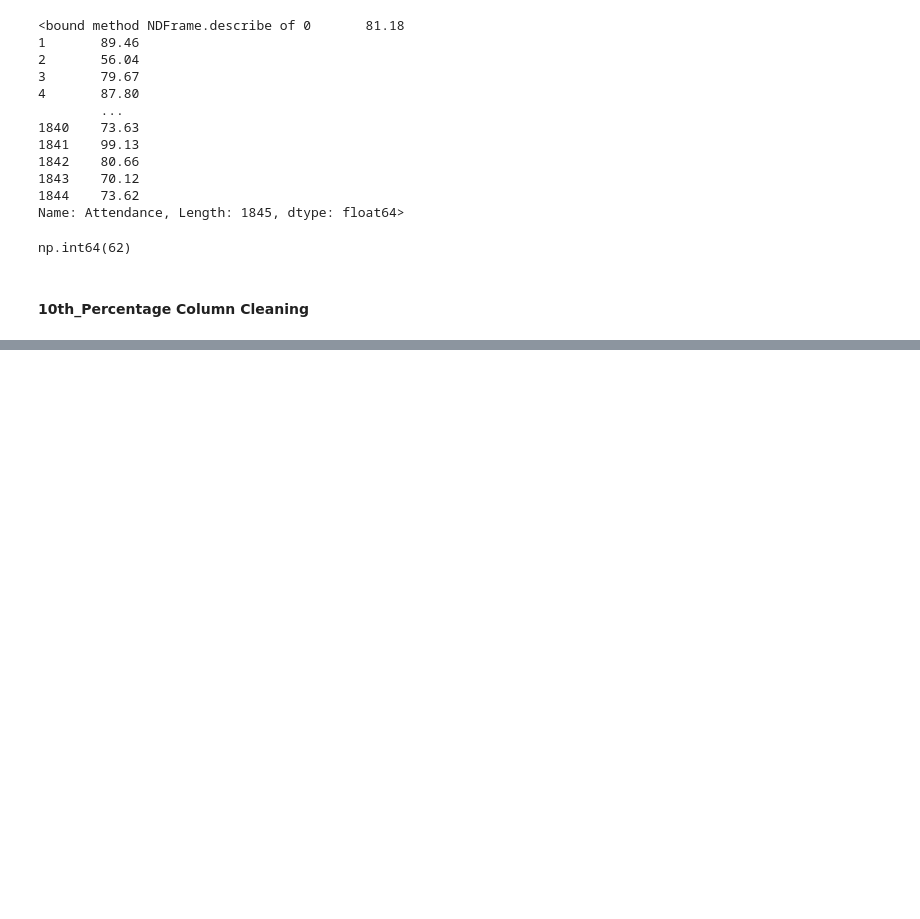
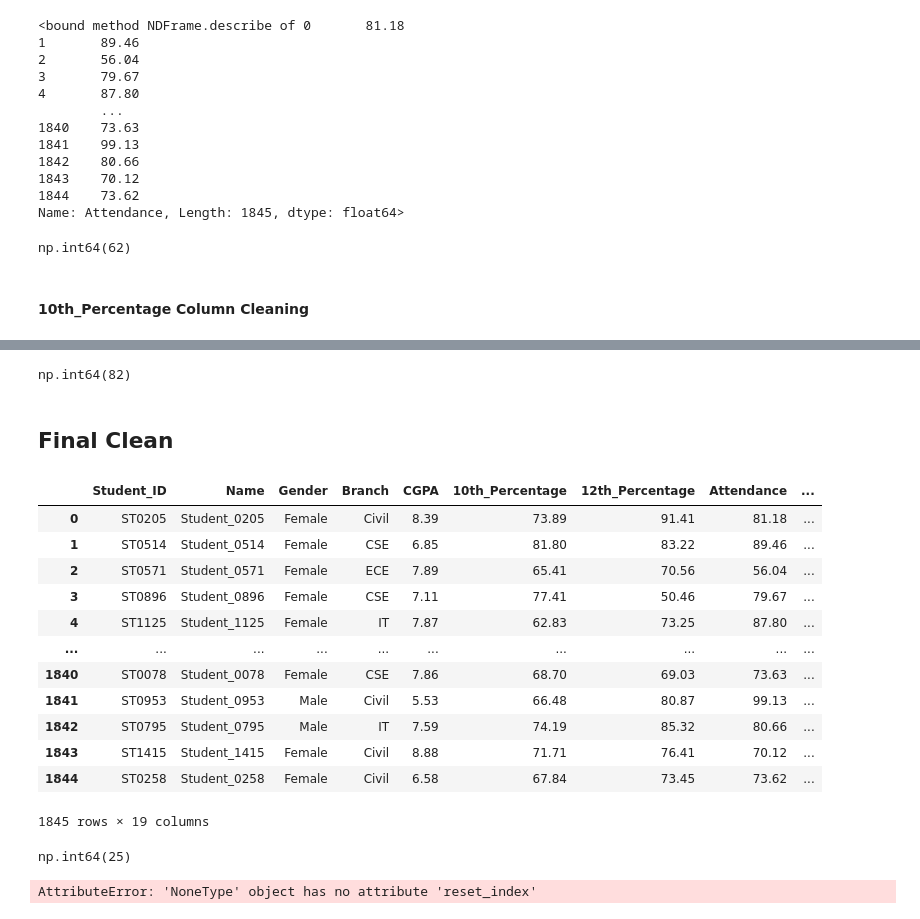
Before and after one commit to Dev-darshan24/Student-Placement-Analytics-, a Jupyter notebook: 2_Data_Cleaning.ipynb, the cells around one changed output, grey strips where cells are left out. Cells and saved outputs as stored; diff of their text form; code cells hidden in the pictures; blank space fills up the shorter version.

```diff
--- a/2_Data_Cleaning.ipynb
+++ b/2_Data_Cleaning.ipynb
@@ -305,0 +325,2 @@ np.int64(62)
+# %%
+df.loc[df['10th_Percentage']>100, '10th_Percentage'] = np.nan
@@ -305,0 +374,2 @@ np.int64(62)
+# %%
+df.loc[df['12th_Percentage']>100,'12th_Percentage'] = np.nan
@@ -305,0 +414,2 @@ np.int64(62)
+# %%
+df["Application_Date"] = pd.to_datetime(df["Application_Date"],errors="coerce")
@@ -305,0 +431,26 @@ np.int64(62)
+# %%
+df["Application_Date"].isna().sum()
+# %% [output]
+np.int64(82)
+# %% [markdown]
+## Final Clean
+# %%
+df
+# %% [output]
+|  | Student_ID | Name | Gender | Branch | CGPA | 10th_Percentage | 12th_Percentage | Attendance | ... |
+| 0 | ST0205 | Student_0205 | Female | Civil | 8.39 | 73.89 | 91.41 | 81.18 | ... |
+| 1 | ST0514 | Student_0514 | Female | CSE | 6.85 | 81.80 | 83.22 | 89.46 | ... |
+| 2 | ST0571 | Student_0571 | Female | ECE | 7.89 | 65.41 | 70.56 | 56.04 | ... |
+| 3 | ST0896 | Student_0896 | Female | CSE | 7.11 | 77.41 | 50.46 | 79.67 | ... |
+| 4 | ST1125 | Student_1125 | Female | IT | 7.87 | 62.83 | 73.25 | 87.80 | ... |
+| ... | ... | ... | ... | ... | ... | ... | ... | ... | ... |
+| 1840 | ST0078 | Student_0078 | Female | CSE | 7.86 | 68.70 | 69.03 | 73.63 | ... |
+| 1841 | ST0953 | Student_0953 | Male | Civil | 5.53 | 66.48 | 80.87 | 99.13 | ... |
+| 1842 | ST0795 | Student_0795 | Male | IT | 7.59 | 74.19 | 85.32 | 80.66 | ... |
+| 1843 | ST1415 | Student_1415 | Female | Civil | 8.88 | 71.71 | 76.41 | 70.12 | ... |
+| 1844 | ST0258 | Student_0258 | Female | Civil | 6.58 | 67.84 | 73.45 | 73.62 | ... |
+1845 rows × 19 columns
+# %%
+df.duplicated().sum()
+# %% [output]
+np.int64(25)
@@ -305,0 +461,4 @@ np.int64(62)
+# %%
+df.reset_index(drop=True,inplace=True)
+# %% [output]
+AttributeError: 'NoneType' object has no attribute 'reset_index'
```
Also changed, not shown: parts of 20 cells of this notebook.
